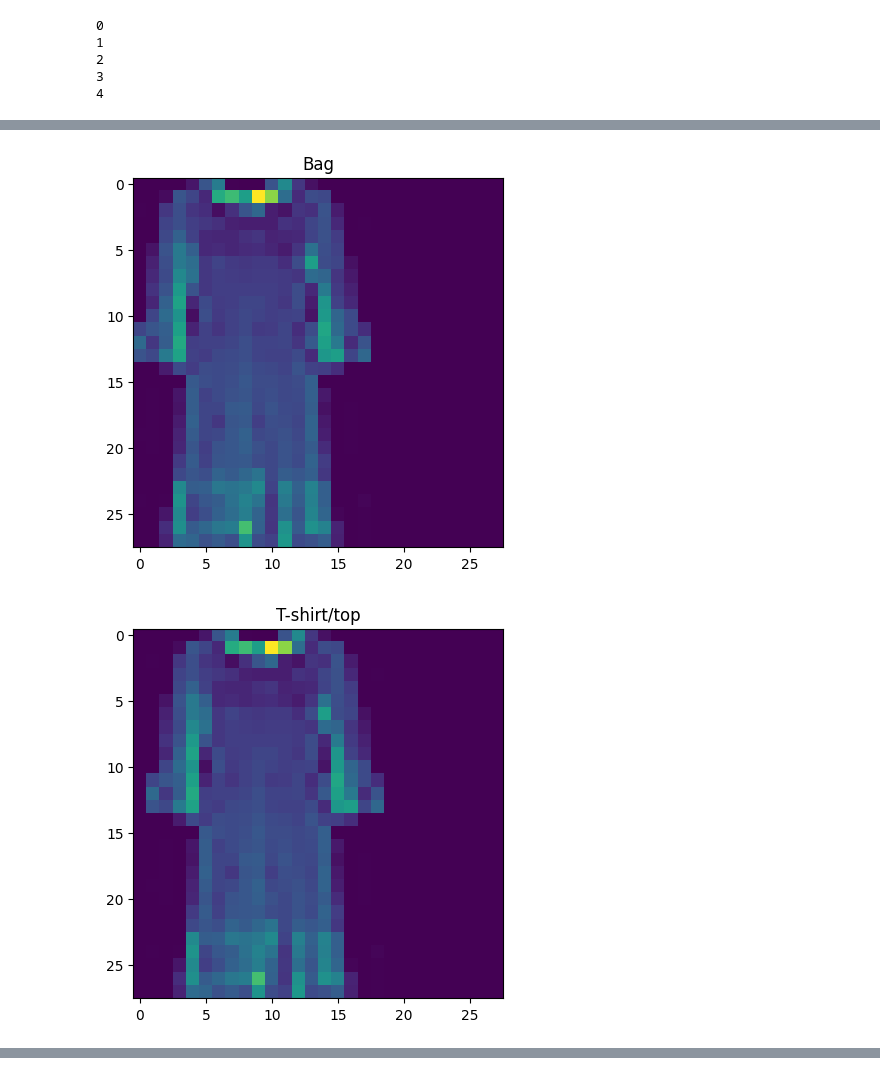
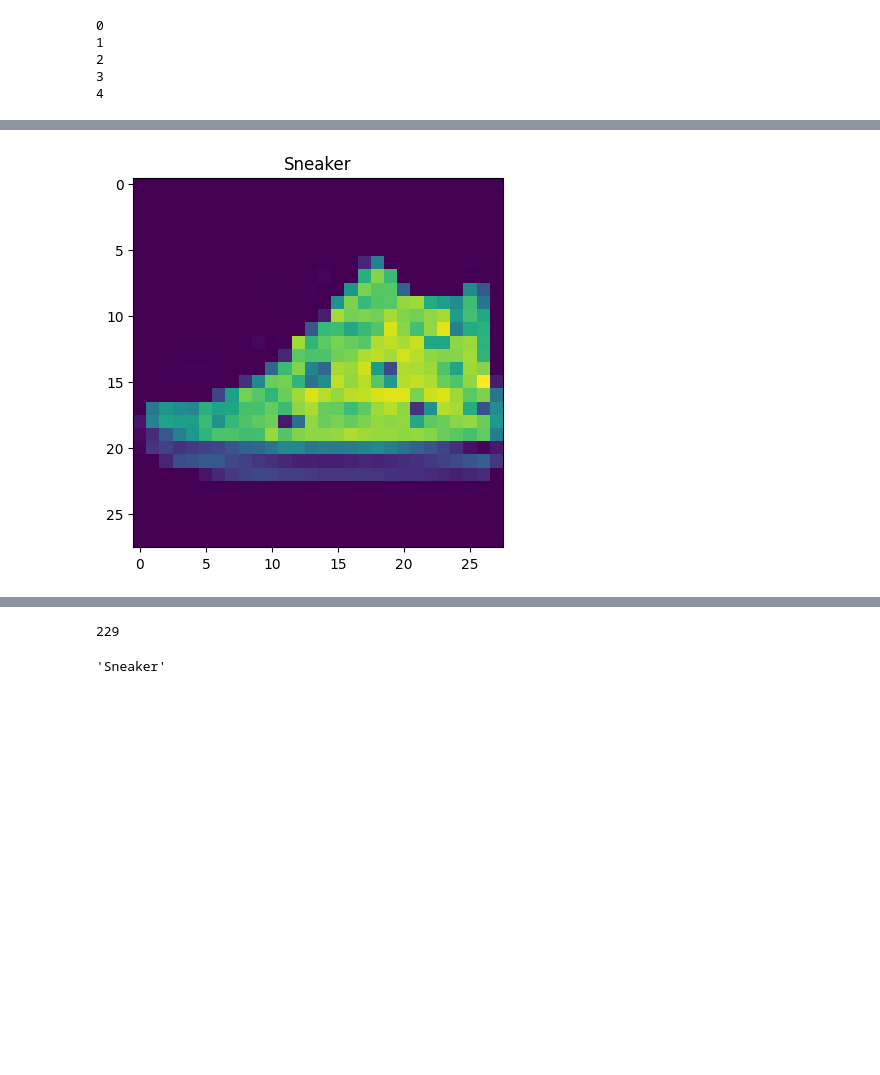
Before and after one commit to LuizNagatani/Bootcamp-LAMIA, a Jupyter notebook: LAMIA 18/Deep+CNN+FMnist.ipynb, the cells around one changed output, grey strips where cells are left out. Drawn from its saved outputs; the diff is of its cells as text; code cells hidden in the pictures; blank space fills up the shorter version.

```diff
--- a/LAMIA 18/Deep+CNN+FMnist.ipynb
+++ b/LAMIA 18/Deep+CNN+FMnist.ipynb
@@ -170,17 +170,22 @@ plt.show()
 # %%
-preds = []
-ix = 2210
-for px in range(-5,6):
-  img = tr_images[ix]/255.
-  img = img.view(28, 28)
-  img2 = np.roll(img, px, axis=1)
-  img3 = torch.Tensor(img2).view(-1,1,28,28).to(device)
-  np_output = model(img3).cpu().detach().numpy()
-  pred = np.exp(np_output)/np.sum(np.exp(np_output))
-  preds.append(pred)
-  plt.imshow(img2)
-  plt.title(fmnist.classes[pred[0].argmax()])
-  plt.show()
+ix = 223
+while True:
+    img = tr_images[ix] / 255.
+    img = img.view(28, 28)
+
+
+
+    img3 = torch.Tensor(img).view(-1, 1, 28, 28).to(device)
+    np_output = model(img3).cpu().detach().numpy()
+    pred = np.exp(np_output) / np.sum(np.exp(np_output))
+
+    if fmnist.classes[pred.argmax()] == 'Sneaker':
+        plt.imshow(img2)
+        plt.title(fmnist.classes[pred.argmax()])
+        plt.show()
+        print(ix)
+        break
+    else:
+        ix += 1
 # %% [output]
-[figure, old version]
+[figure, new version]
-[figure, removed]
@@ -195,0 +192,5 @@ for px in range(-5,6):
+229
+# %%
+fmnist.classes[pred.argmax()]
+# %% [output]
+'Sneaker'
```
Also changed, not shown: parts of 2 cells of this notebook, 1 other file.
